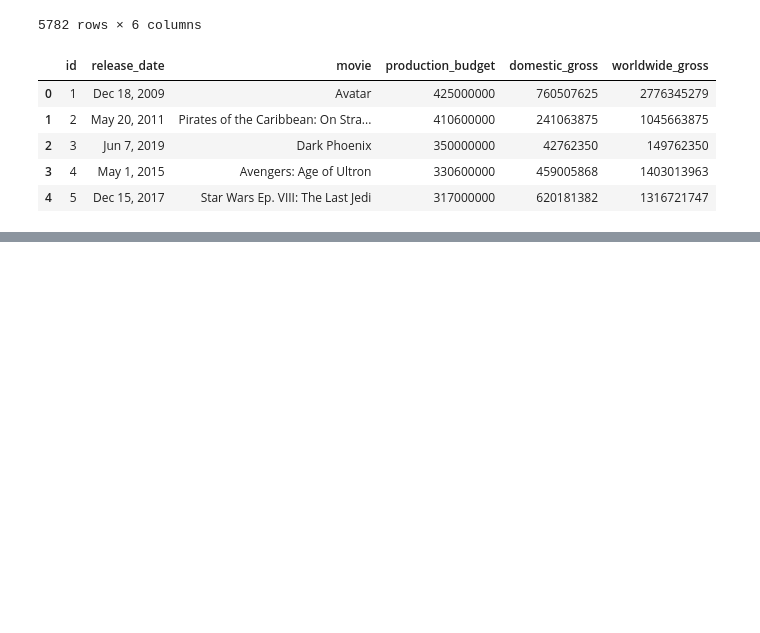
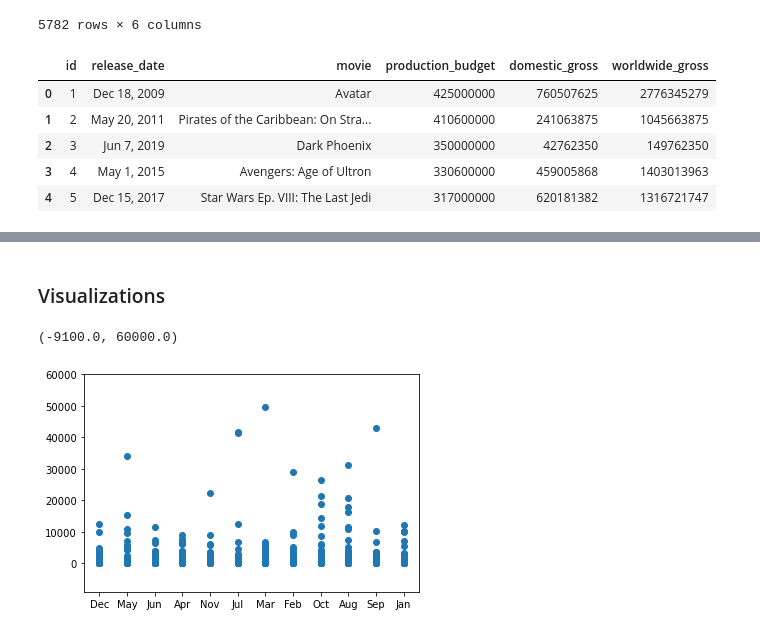
Before and after one commit to ebtezcan/dsc-phase-1-project, a Jupyter notebook: student.ipynb, the cells around one changed output, grey strips where cells are left out. Saved outputs shown, nothing was run; the diff lists cells and outputs as text; code cells hidden in the pictures; blank space fills up the shorter version.

```diff
--- a/student.ipynb
+++ b/student.ipynb
@@ -406,3 +406,12 @@ tn_movie_budgets.head()
 | 2 | 3 | Jun 7, 2019 | Dark Phoenix | 350000000 | 42762350 | 149762350 | -200237650 | -57.0 | ... |
 | 3 | 4 | May 1, 2015 | Avengers: Age of Ultron | 330600000 | 459005868 | 1403013963 | 1072413963 | 324.0 | ... |
 | 4 | 5 | Dec 15, 2017 | Star Wars Ep. VIII: The Last Jedi | 317000000 | 620181382 | 1316721747 | 999721747 | 315.0 | ... |
+# %% [markdown]
+### Visualizations
+# %%
+fig, ax = plt.subplots()
+plt.scatter(x=tn_movie_budgets['release_month'], y=tn_movie_budgets['profit %'])
+plt.ylim(top=60000)
+# %% [output]
+(-9100.0, 60000.0)
+[figure, added]
```
Also changed, not shown: parts of 15 cells of this notebook.
